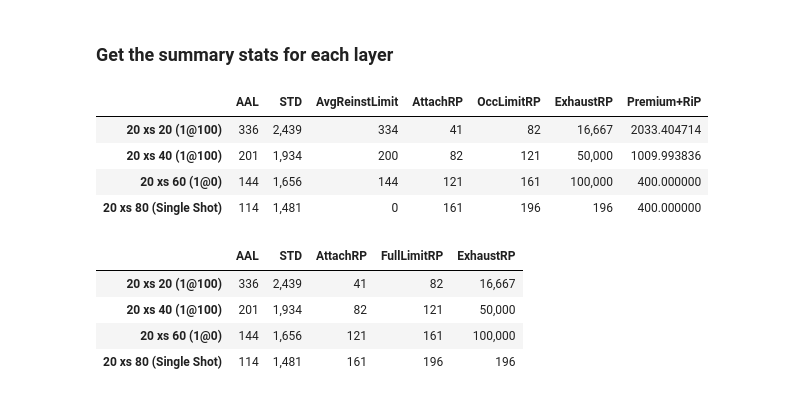
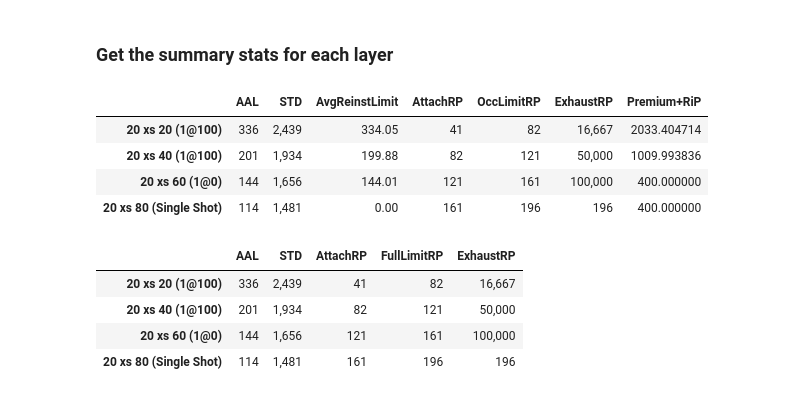
Before and after one commit to iwbailey/pandas-ylt, a Jupyter notebook: yelt_examples_layer_losses.ipynb, the cells around one changed output. Cells and saved outputs as stored; diff of their text form; code cells hidden in the pictures.

```diff
--- a/yelt_examples_layer_losses.ipynb
+++ b/yelt_examples_layer_losses.ipynb
@@ -59,34 +59,36 @@ layers = {
 ### Get the summary stats for each layer
 # %%
 # Get a separate YLT for each layer
-lyr_ylts = pd.concat({lyr: layers[lyr].ylt_loss_from_yelt_input(yelt) for lyr in layers},
-                      names=['LayerName'])
+lyr_ylts = pd.concat({lyr: layers[lyr].ceded_ylt(yelt) for lyr in layers},
+                     names=['LayerName'])
+lyr_reinst = pd.concat({lyr: layers[lyr].reinstated_limits(yelt) for lyr in layers},
+                       names=['LayerName'])
 
 # Calculate the layer stats from the YLTs
 summary_stats = {k:
                      {'AAL': lyr_ylts.loc[k].yl.aal,
                       'STD': lyr_ylts.loc[k].yl.std(),
-                      'AvgReinstLimit': lyr_ylts.loc[k].clip(upper=layers[k].max_reinstated_limit).yl.aal,  # TODO: doesn't work when there's a share on the layer
+                      'AvgReinstLimit': lyr_reinst.loc[k].yl.aal,
                       'AttachRP': 1 / lyr_ylts.loc[k].yl.prob_of_a_loss,
                       'OccLimitRP': 1 / lyr_ylts.loc[k].yl.loss_exprob(layers[k].limit),
                       'ExhaustRP': 1 / lyr_ylts.loc[k].yl.loss_exprob(layers[k].agg_limit),
-                      'Premium+RiP': layers[k].premium + layers[k].reinst_rate * (lyr_ylts.loc[k].clip(upper=layers[k].max_reinstated_limit).yl.aal),
+                      'Premium+RiP': layers[k].premium + layers[k].reinst_rate * lyr_reinst.loc[k].yl.aal,
                       }
                  for k in layers}
 
 # Display the results
 pd.DataFrame(summary_stats).T.style.format({"AAL": "{:,.0f}",
                                             'STD': '{:,.0f}',
-                                            'AvgReinstLimit': '{:.0f}',
+                                            'AvgReinstLimit': '{:.2f}',
                                             'AttachRP': "{:,.0f}",
                                             'OccLimitRP': "{:,.0f}",
                                             'ExhaustRP': "{:,.0f}",
                                             })
 # %% [output]
 |  | AAL | STD | AvgReinstLimit | AttachRP | OccLimitRP | ExhaustRP | Premium+RiP |
-| 20 xs 20 (1@100) | 336 | 2,439 | 334 | 41 | 82 | 16,667 | 2033.404714 |
-| 20 xs 40 (1@100) | 201 | 1,934 | 200 | 82 | 121 | 50,000 | 1009.993836 |
-| 20 xs 60 (1@0) | 144 | 1,656 | 144 | 121 | 161 | 100,000 | 400.000000 |
-| 20 xs 80 (Single Shot) | 114 | 1,481 | 0 | 161 | 196 | 196 | 400.000000 |
+| 20 xs 20 (1@100) | 336 | 2,439 | 334.05 | 41 | 82 | 16,667 | 2033.404714 |
+| 20 xs 40 (1@100) | 201 | 1,934 | 199.88 | 82 | 121 | 50,000 | 1009.993836 |
+| 20 xs 60 (1@0) | 144 | 1,656 | 144.01 | 121 | 161 | 100,000 | 400.000000 |
+| 20 xs 80 (Single Shot) | 114 | 1,481 | 0.00 | 161 | 196 | 196 | 400.000000 |
 # %%
 # Get a separate YLT for each layer
```
Also changed, not shown: parts of 2 cells of this notebook.
